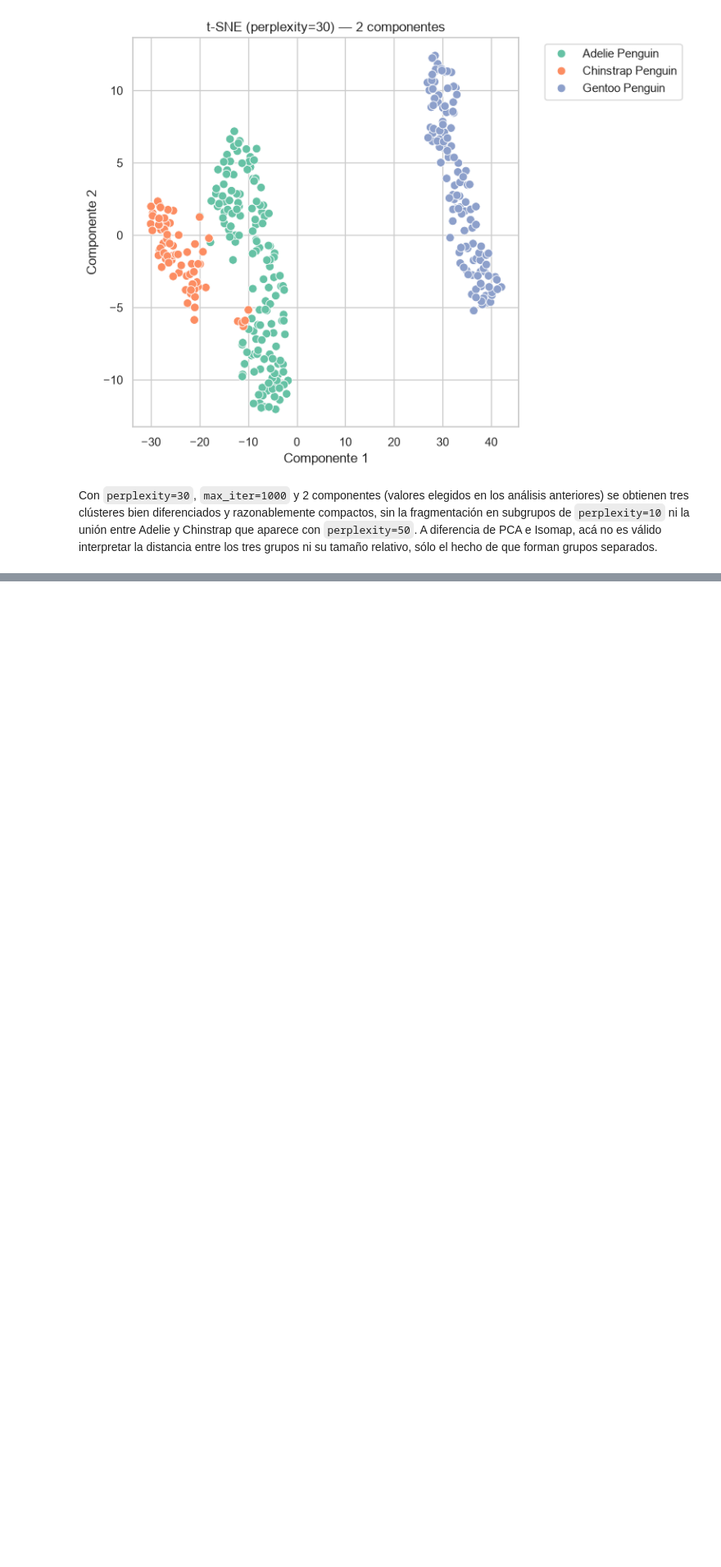
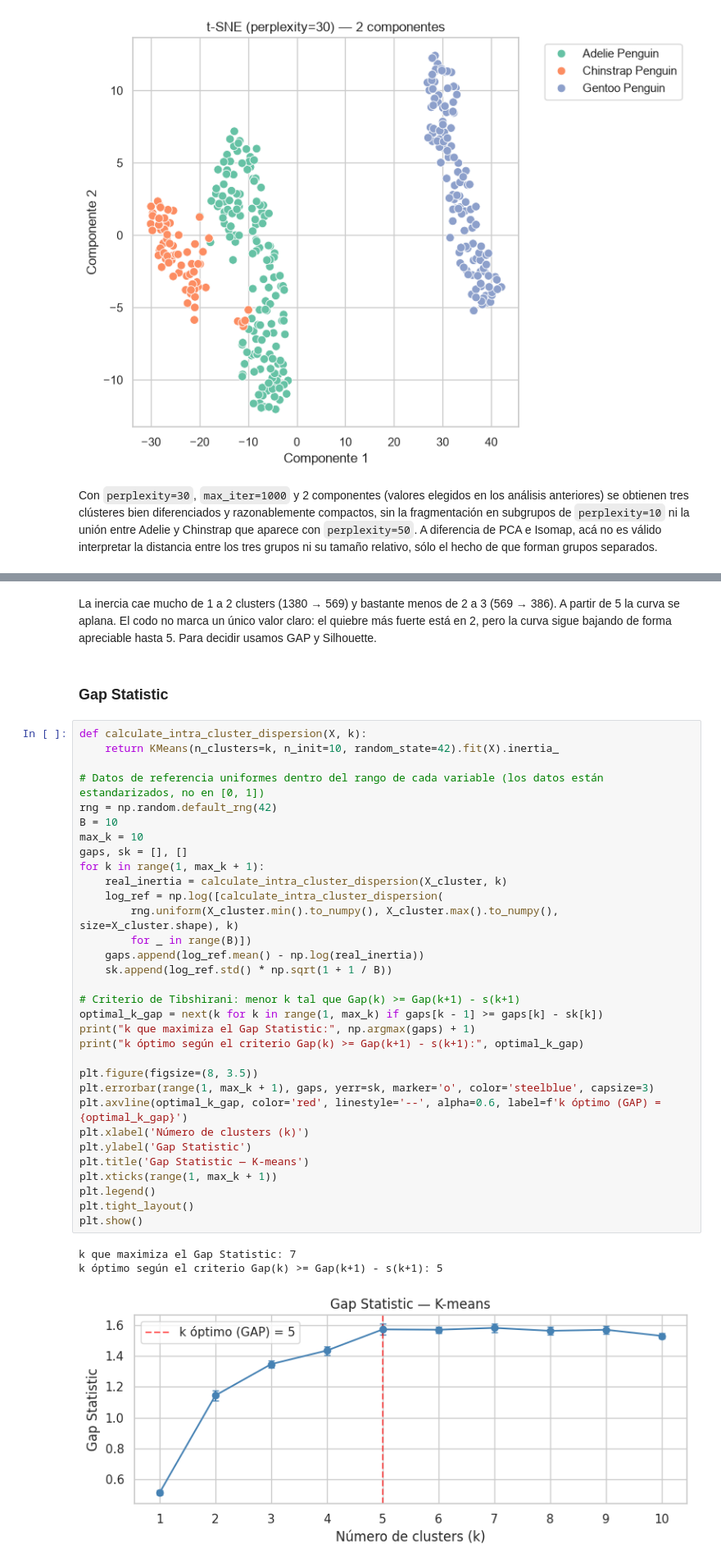
Before and after one commit to winttita/TP_MD_Frank_Winter, a Jupyter notebook: TP1/TP1_MD_Frank_Winter.ipynb, the cells around one changed output, grey strips where cells are left out. Shown at 82% size. Cells and saved outputs as stored; diff of their text form; blank space fills up the shorter version.

```diff
--- a/TP1/TP1_MD_Frank_Winter.ipynb
+++ b/TP1/TP1_MD_Frank_Winter.ipynb
@@ -777,0 +807,40 @@ Con `perplexity=30`, `max_iter=1000` y 2 componentes (valores elegidos en los an
+# %% [markdown]
+La inercia cae mucho de 1 a 2 clusters (1380 → 569) y bastante menos de 2 a 3 (569 → 386). A partir de 5 la curva se aplana. El codo no marca un único valor claro: el quiebre más fuerte está en 2, pero la curva sigue bajando de forma apreciable hasta 5. Para decidir usamos GAP y Silhouette.
+# %% [markdown]
+### Gap Statistic
+# %%
+def calculate_intra_cluster_dispersion(X, k):
+    return KMeans(n_clusters=k, n_init=10, random_state=42).fit(X).inertia_
+
+# Datos de referencia uniformes dentro del rango de cada variable (los datos están estandarizados, no en [0, 1])
+rng = np.random.default_rng(42)
+B = 10
+max_k = 10
+gaps, sk = [], []
+for k in range(1, max_k + 1):
+    real_inertia = calculate_intra_cluster_dispersion(X_cluster, k)
+    log_ref = np.log([calculate_intra_cluster_dispersion(
+        rng.uniform(X_cluster.min().to_numpy(), X_cluster.max().to_numpy(), size=X_cluster.shape), k)
+        for _ in range(B)])
+    gaps.append(log_ref.mean() - np.log(real_inertia))
+    sk.append(log_ref.std() * np.sqrt(1 + 1 / B))
+
+# Criterio de Tibshirani: menor k tal que Gap(k) >= Gap(k+1) - s(k+1)
+optimal_k_gap = next(k for k in range(1, max_k) if gaps[k - 1] >= gaps[k] - sk[k])
+print("k que maximiza el Gap Statistic:", np.argmax(gaps) + 1)
+print("k óptimo según el criterio Gap(k) >= Gap(k+1) - s(k+1):", optimal_k_gap)
+
+plt.figure(figsize=(8, 3.5))
+plt.errorbar(range(1, max_k + 1), gaps, yerr=sk, marker='o', color='steelblue', capsize=3)
+plt.axvline(optimal_k_gap, color='red', linestyle='--', alpha=0.6, label=f'k óptimo (GAP) = {optimal_k_gap}')
+plt.xlabel('Número de clusters (k)')
+plt.ylabel('Gap Statistic')
+plt.title('Gap Statistic — K-means')
+plt.xticks(range(1, max_k + 1))
+plt.legend()
+plt.tight_layout()
+plt.show()
+# %% [output]
+k que maximiza el Gap Statistic: 7
+k óptimo según el criterio Gap(k) >= Gap(k+1) - s(k+1): 5
+[figure, added]
```
Also changed, not shown: parts of 26 cells of this notebook.
